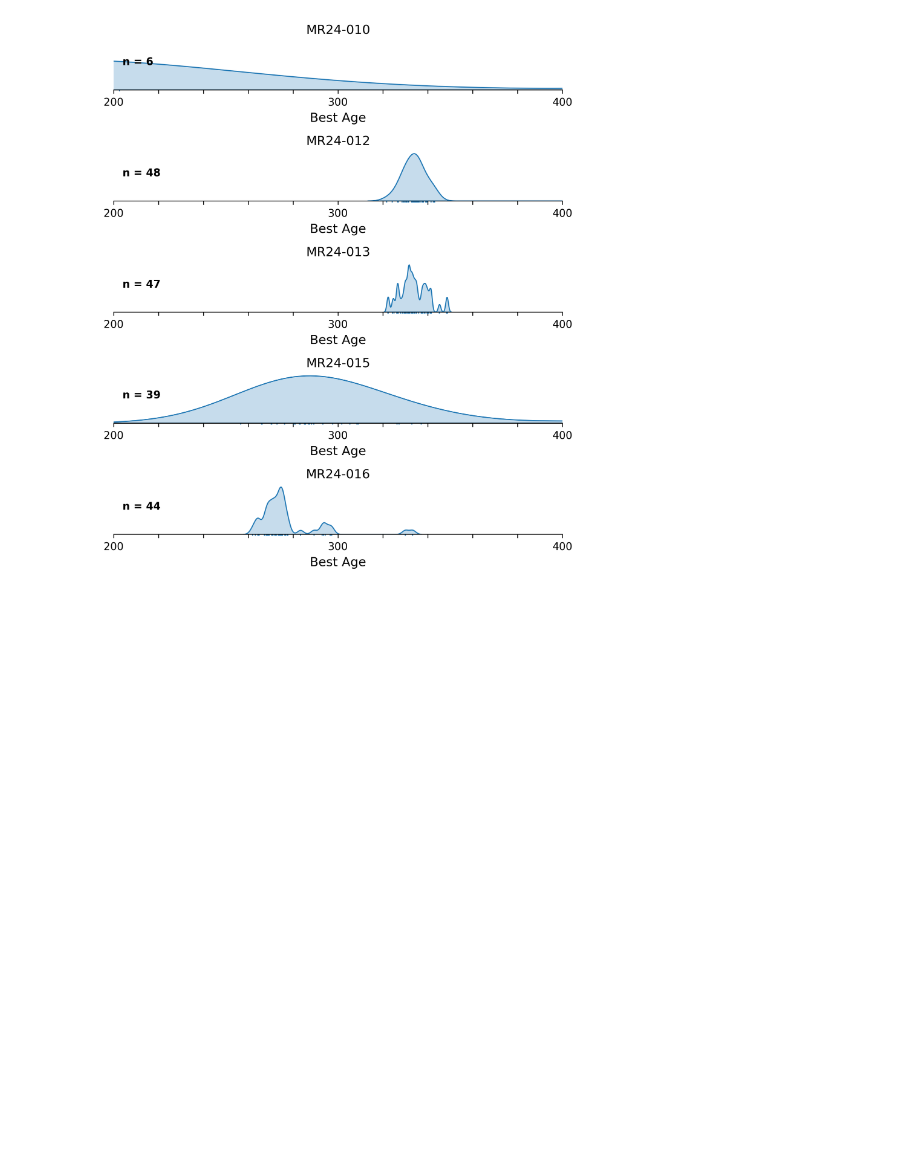
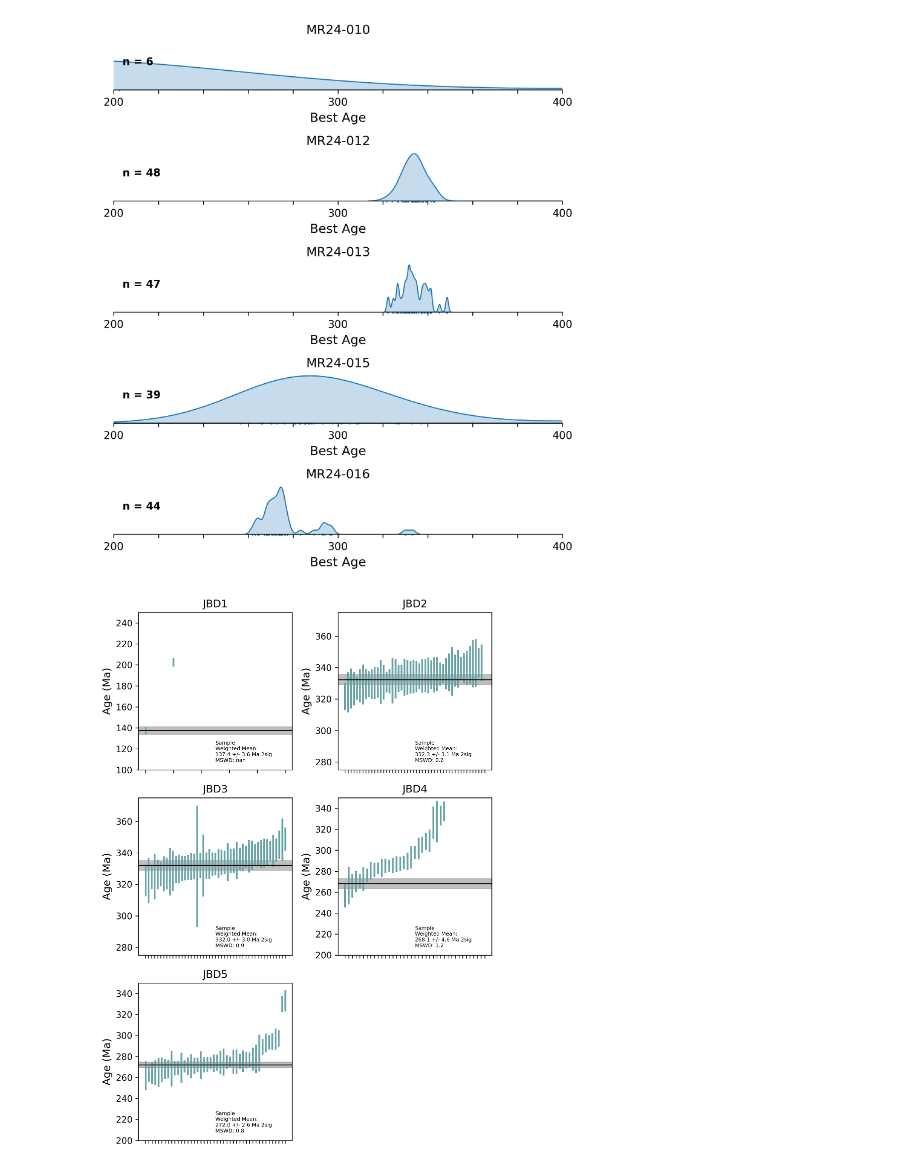
Before and after one commit to dyvasey/dataset-morocco-dz-2024, a Jupyter notebook: process_ig_laserchron.ipynb, the cells around one changed output. Drawn from its saved outputs; the diff is of its cells as text; code cells hidden in the pictures; blank space fills up the shorter version.

```diff
--- a/process_ig_laserchron.ipynb
+++ b/process_ig_laserchron.ipynb
@@ -79,4 +91,28 @@ fig.savefig('kdes_ig.pdf')
 # %% [output]
 [figure]
 # %%
-# Calculate weighted mean ages (no sysetmatic error, yet)
+# Make a weighted mean plot showing all ages
+fig,axs = plt.subplots(3,2,figsize=(6.5,9),dpi=300)
+new_names = ['JBD1','JBD2','JBD3','JBD4','JBD5']
+lim_dict = {'JBD1':(100,250),'JBD2':(275,375),'JBD3':(275,375),'JBD4':(200,350),
+            'JBD5':(200,350)}
+
+for k,ax in enumerate(axs.flat[:-1]):
+    smp = smps[k]
+    ax.set_title(new_names[k])
+
+    age_df = pd.DataFrame({'Age':smp.bestage,'Error':smp.besterror})
+    age_df.sort_values('Age',inplace=True)
+    ax.set_ylim(lim_dict[new_names[k]])
+    #ax.set_yscale('log')
+
+    mda.plot_weighted_mean(ages=age_df['Age'], errors=age_df['Error'], mean=smp.mda,
+                           mean_error=smp.mda_err, mswd=smp.mda_mswd, ax=ax,
+                           err_linewidth=2,annotate_location=(0.5,0.05),
+                           color='#69a3a5', label=new_names[k])
+
+axs.flat[-1].axis('off')
+plt.tight_layout()
+fig.savefig('ig_means.pdf')
+# %% [output]
+[figure, added]
```
Also changed, not shown: parts of 1 cell of this notebook, 1 other file.
